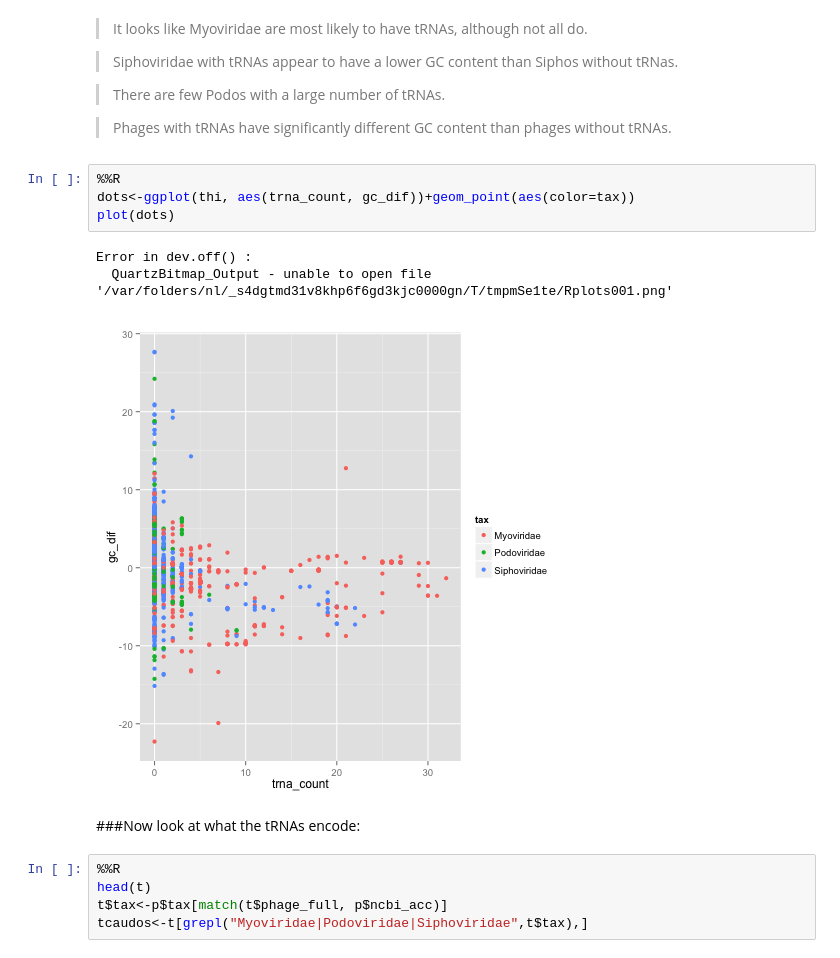
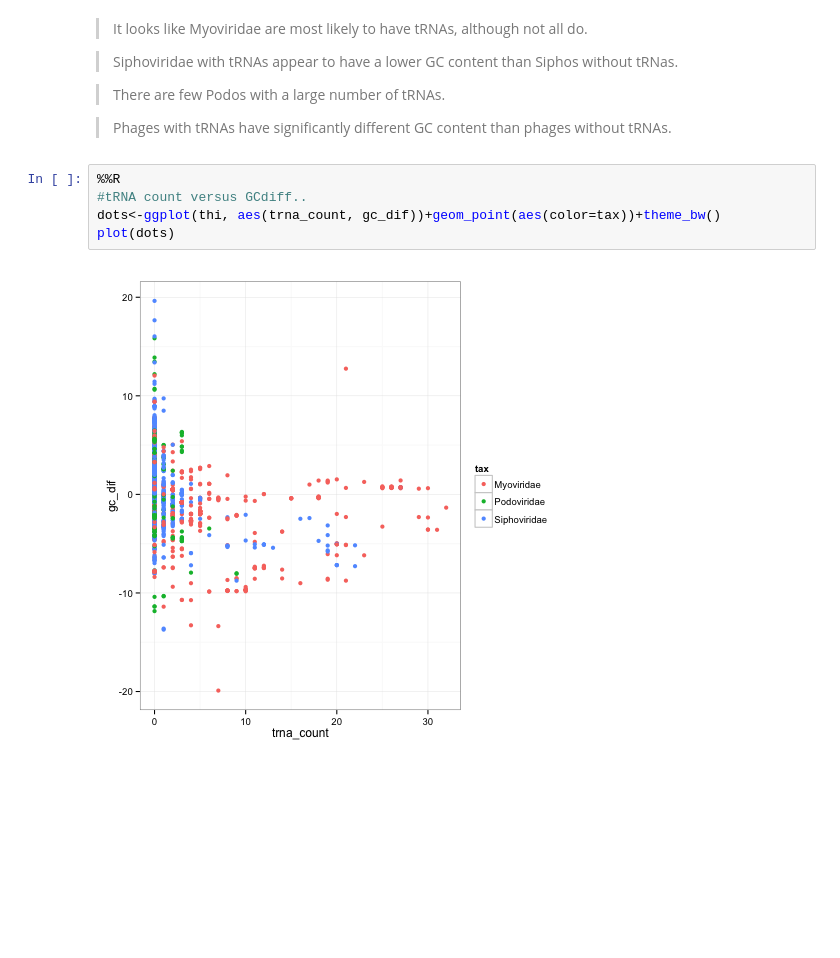
Before and after one commit to juliambrosman/tRNA_info, a Jupyter notebook: BulkAnalysis.ipynb, the cells around one changed output. Saved outputs shown, nothing was run; the diff lists cells and outputs as text; blank space fills up the shorter version.

```diff
--- a/BulkAnalysis.ipynb
+++ b/BulkAnalysis.ipynb
@@ -292,16 +317,8 @@ Scale for 'colour' is already present. Adding another scale for 'colour', which
 >Phages with tRNAs have significantly different GC content than phages without tRNAs.
 # %%
 %%R
-dots<-ggplot(thi, aes(trna_count, gc_dif))+geom_point(aes(color=tax))
+#tRNA count versus GCdiff..
+dots<-ggplot(thi, aes(trna_count, gc_dif))+geom_point(aes(color=tax))+theme_bw()
 plot(dots)
 # %% [output]
-Error in dev.off() :
-  QuartzBitmap_Output - unable to open file '/var/folders/nl/_s4dgtmd31v8khp6f6gd3kjc0000gn/T/tmpmSe1te/Rplots001.png'
-[figure, old version]
+[figure, new version]
-# %% [markdown]
-###Now look at what the tRNAs encode:
-# %%
-%%R
-head(t)
-t$tax<-p$tax[match(t$phage_full, p$ncbi_acc)]
-tcaudos<-t[grepl("Myoviridae|Podoviridae|Siphoviridae",t$tax),]
```
Also changed, not shown: parts of 24 cells of this notebook, 2 other files.
